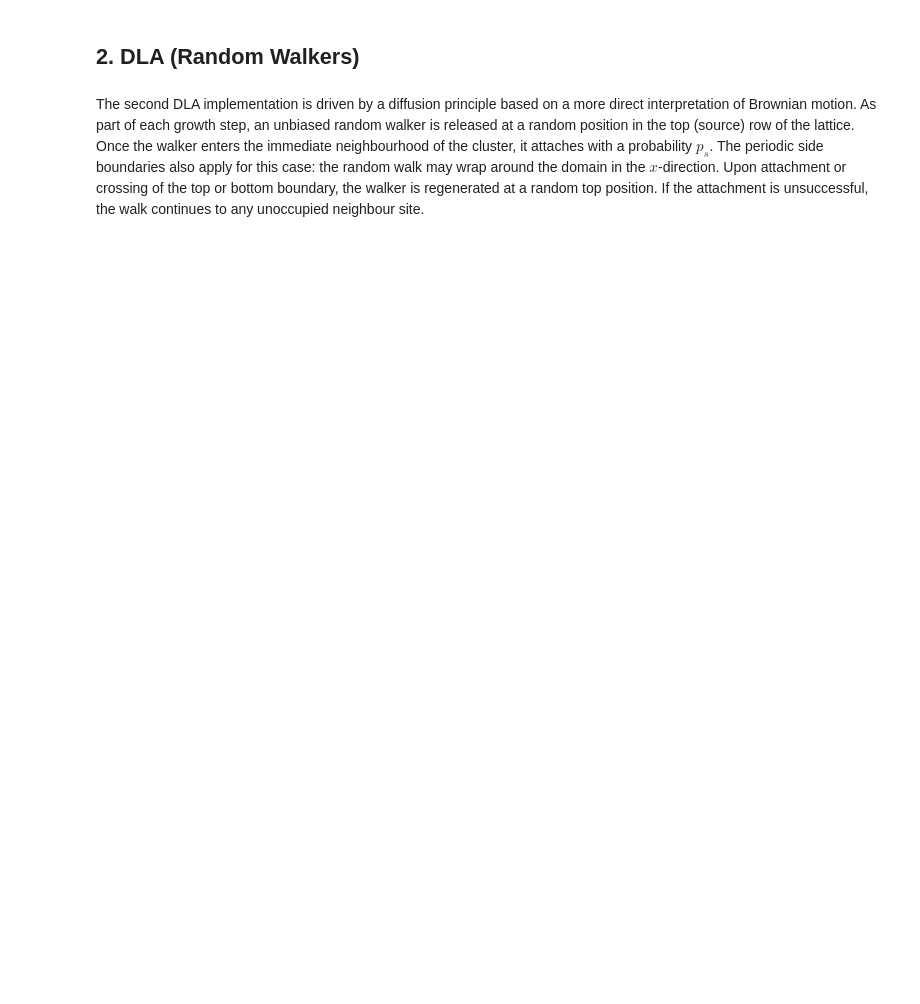
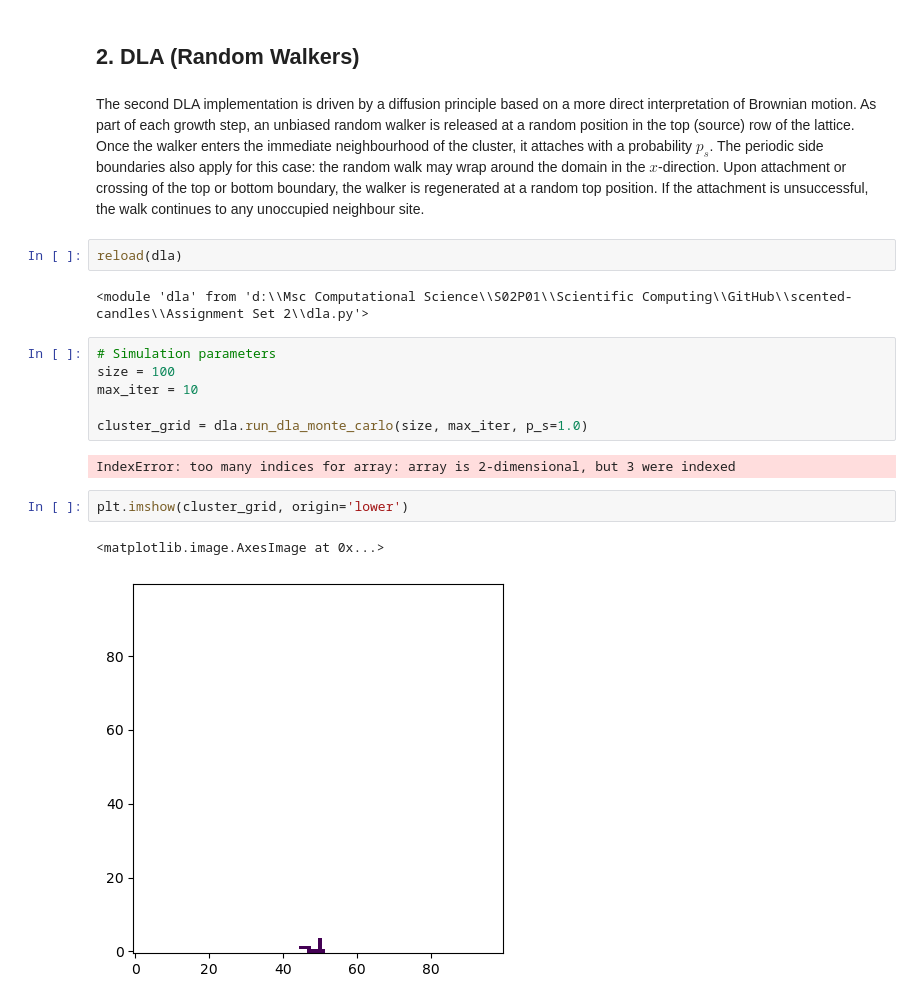
Before and after one commit to mboyan/scented-candles, a Jupyter notebook: Assignment Set 2/AssignmentSet2.ipynb, the cells around one changed output. Drawn from its saved outputs; the diff is of its cells as text; blank space fills up the shorter version.

Commit message:
Optimising Monte Carlo DLA

```diff
--- a/Assignment Set 2/AssignmentSet2.ipynb
+++ b/Assignment Set 2/AssignmentSet2.ipynb
@@ -138,3 +171,20 @@ The second plot indicates a clear trend of reduction of the fractal dimension fr
 ## 2. DLA (Random Walkers)
 # %% [markdown]
 The second DLA implementation is driven by a diffusion principle based on a more direct interpretation of Brownian motion. As part of each growth step, an unbiased random walker is released at a random position in the top (source) row of the lattice. Once the walker enters the immediate neighbourhood of the cluster, it attaches with a probability $p_s$. The periodic side boundaries also apply for this case: the random walk may wrap around the domain in the $x$-direction. Upon attachment or crossing of the top or bottom boundary, the walker is regenerated at a random top position. If the attachment is unsuccessful, the walk continues to any unoccupied neighbour site.
+# %%
+reload(dla)
+# %% [output]
+<module 'dla' from 'd:\\Msc Computational Science\\S02P01\\Scientific Computing\\GitHub\\scented-candles\\Assignment Set 2\\dla.py'>
+# %%
+# Simulation parameters
+size = 100
+max_iter = 10
+
+cluster_grid = dla.run_dla_monte_carlo(size, max_iter, p_s=1.0)
+# %% [output]
+IndexError: too many indices for array: array is 2-dimensional, but 3 were indexed
+# %%
+plt.imshow(cluster_grid, origin='lower')
+# %% [output]
+<matplotlib.image.AxesImage at 0x...>
+[figure, added]
```
Also changed, not shown: parts of 15 cells of this notebook, 2 other files.
